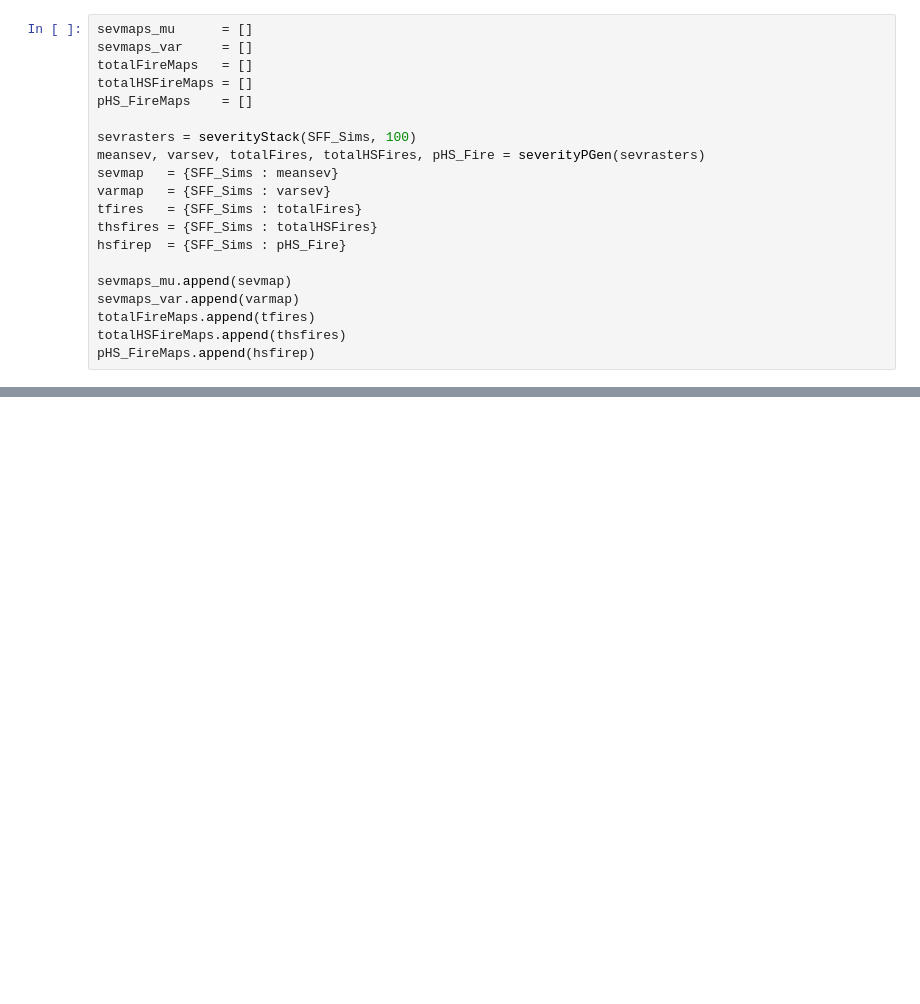
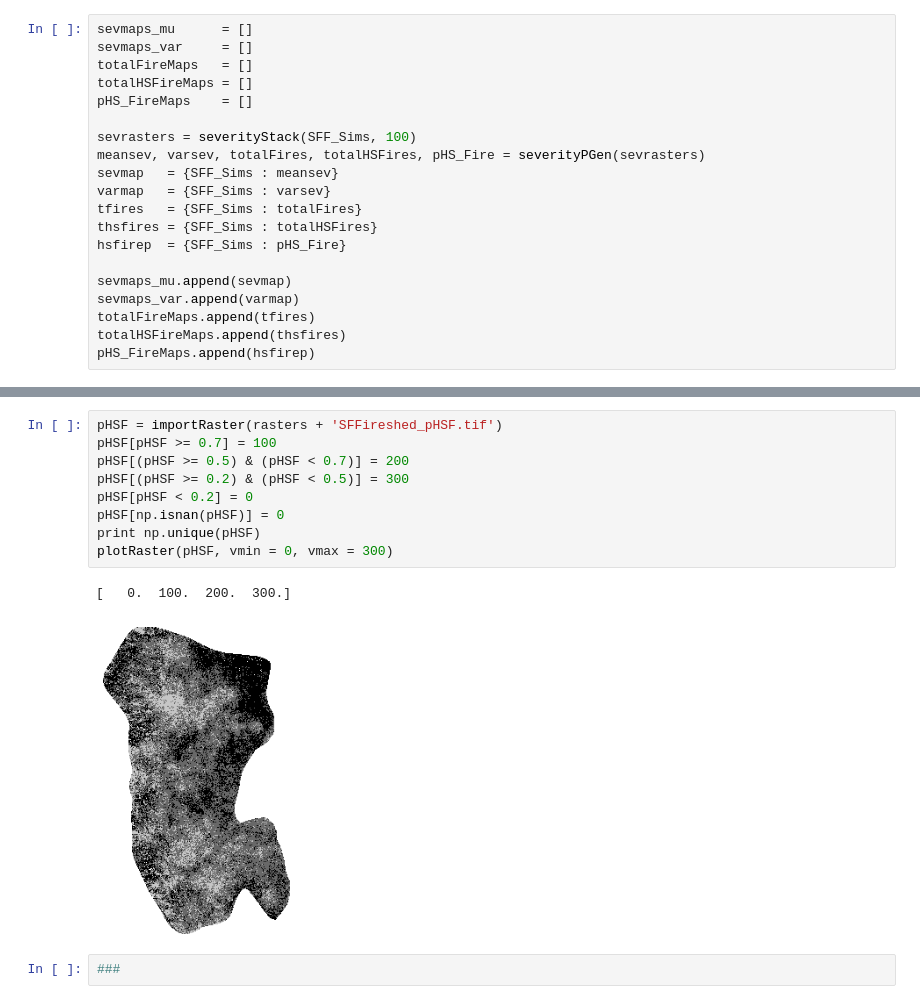
Before and after one commit to djkrofch/SantaFe_Fireshed, a Jupyter notebook: SF_Fireshed_Prep.ipynb, the cells around one changed output, grey strips where cells are left out. Cells and saved outputs as stored; diff of their text form; blank space fills up the shorter version.

```diff
--- a/SF_Fireshed_Prep.ipynb
+++ b/SF_Fireshed_Prep.ipynb
@@ -755,0 +802,14 @@ kk3 =  f.colorbar(cbar3, cax=cbar3_ax,  label = 'Probability of High Severity Fi
+# %%
+pHSF = importRaster(rasters + 'SFFireshed_pHSF.tif')
+pHSF[pHSF >= 0.7] = 100
+pHSF[(pHSF >= 0.5) & (pHSF < 0.7)] = 200
+pHSF[(pHSF >= 0.2) & (pHSF < 0.5)] = 300
+pHSF[pHSF < 0.2] = 0
+pHSF[np.isnan(pHSF)] = 0
+print np.unique(pHSF)
+plotRaster(pHSF, vmin = 0, vmax = 300)
+# %% [output]
+[   0.  100.  200.  300.]
+[figure, added]
+# %%
+###
```
Also changed, not shown: parts of 5 cells of this notebook.
